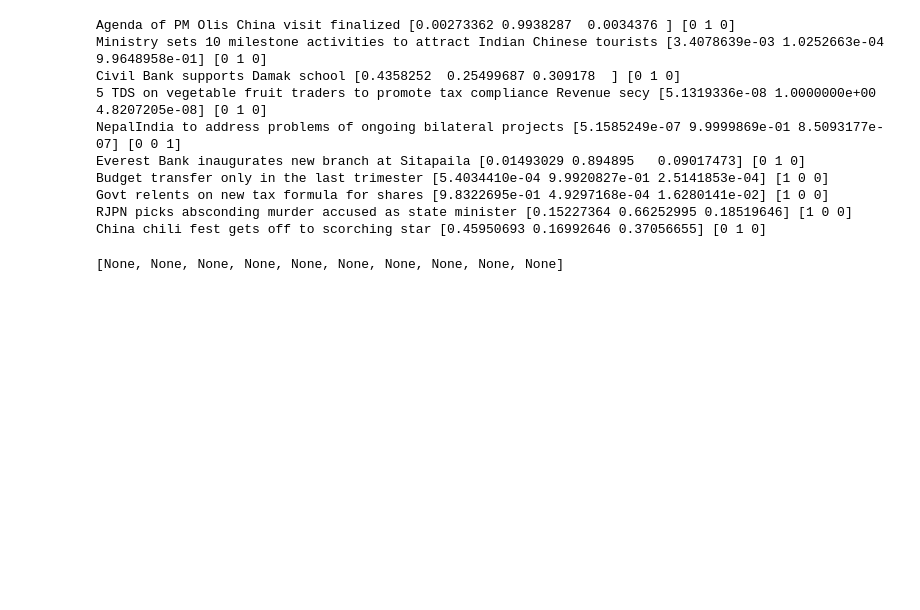
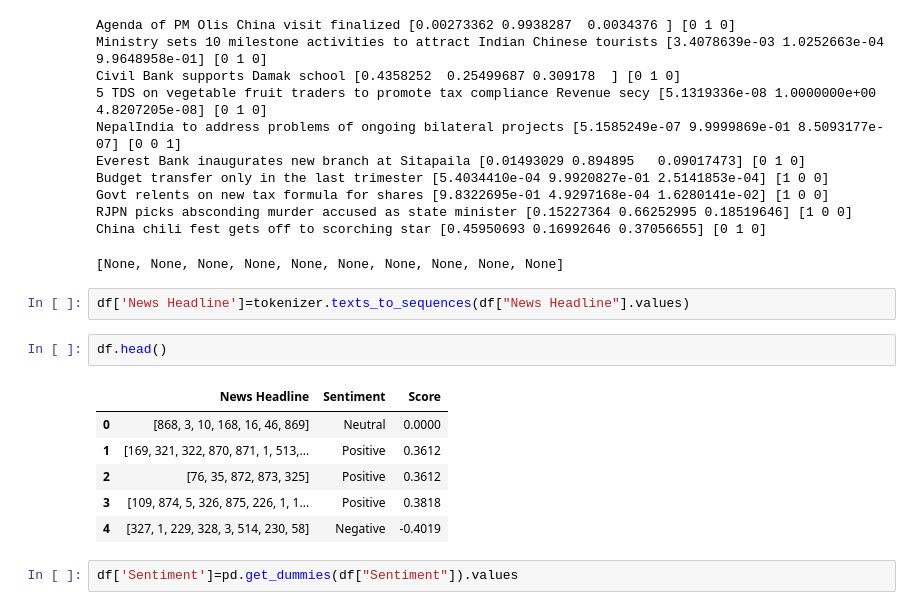
Before and after one commit to kiran-bhandari16/LSTM-Stock-Price-Prediciton, a Jupyter notebook: Sentiment_Analysis_with_LSTM.ipynb, the cells around one changed output. Drawn from its saved outputs; the diff is of its cells as text; blank space fills up the shorter version.

```diff
--- a/Sentiment_Analysis_with_LSTM.ipynb
+++ b/Sentiment_Analysis_with_LSTM.ipynb
@@ -292,3 +274,16 @@ Govt relents on new tax formula for shares [9.8322695e-01 4.9297168e-04 1.628014
 RJPN picks absconding murder accused as state minister [0.15227364 0.66252995 0.18519646] [1 0 0]
 China chili fest gets off to scorching star [0.45950693 0.16992646 0.37056655] [0 1 0]
 [None, None, None, None, None, None, None, None, None, None]
+# %%
+df['News Headline']=tokenizer.texts_to_sequences(df["News Headline"].values)
+# %%
+df.head()
+# %% [output]
+|  | News Headline | Sentiment | Score |
+| 0 | [868, 3, 10, 168, 16, 46, 869] | Neutral | 0.0000 |
+| 1 | [169, 321, 322, 870, 871, 1, 513,... | Positive | 0.3612 |
+| 2 | [76, 35, 872, 873, 325] | Positive | 0.3612 |
+| 3 | [109, 874, 5, 326, 875, 226, 1, 1... | Positive | 0.3818 |
+| 4 | [327, 1, 229, 328, 3, 514, 230, 58] | Negative | -0.4019 |
+# %%
+df['Sentiment']=pd.get_dummies(df["Sentiment"]).values
```
Also changed, not shown: parts of 4 cells of this notebook.
